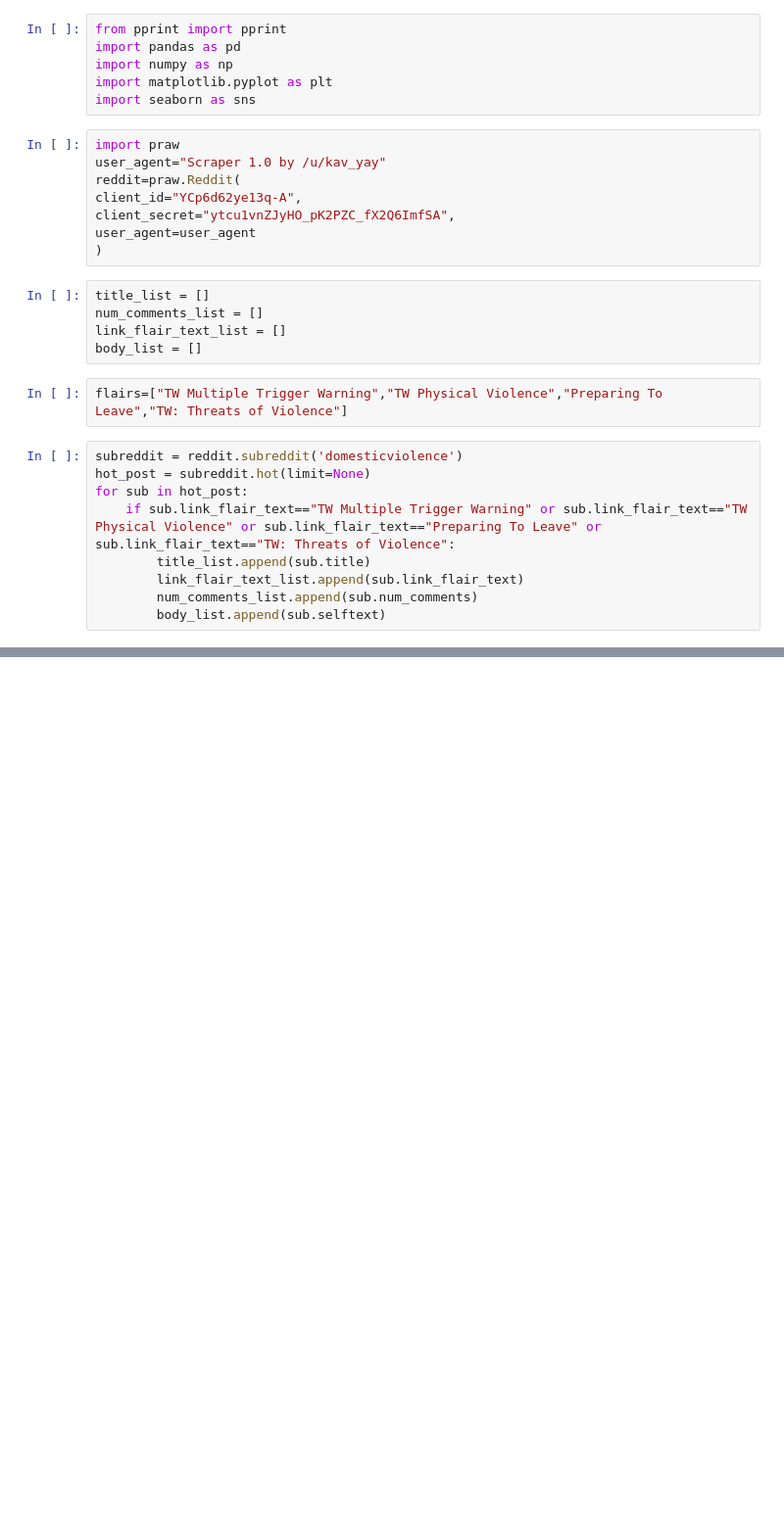
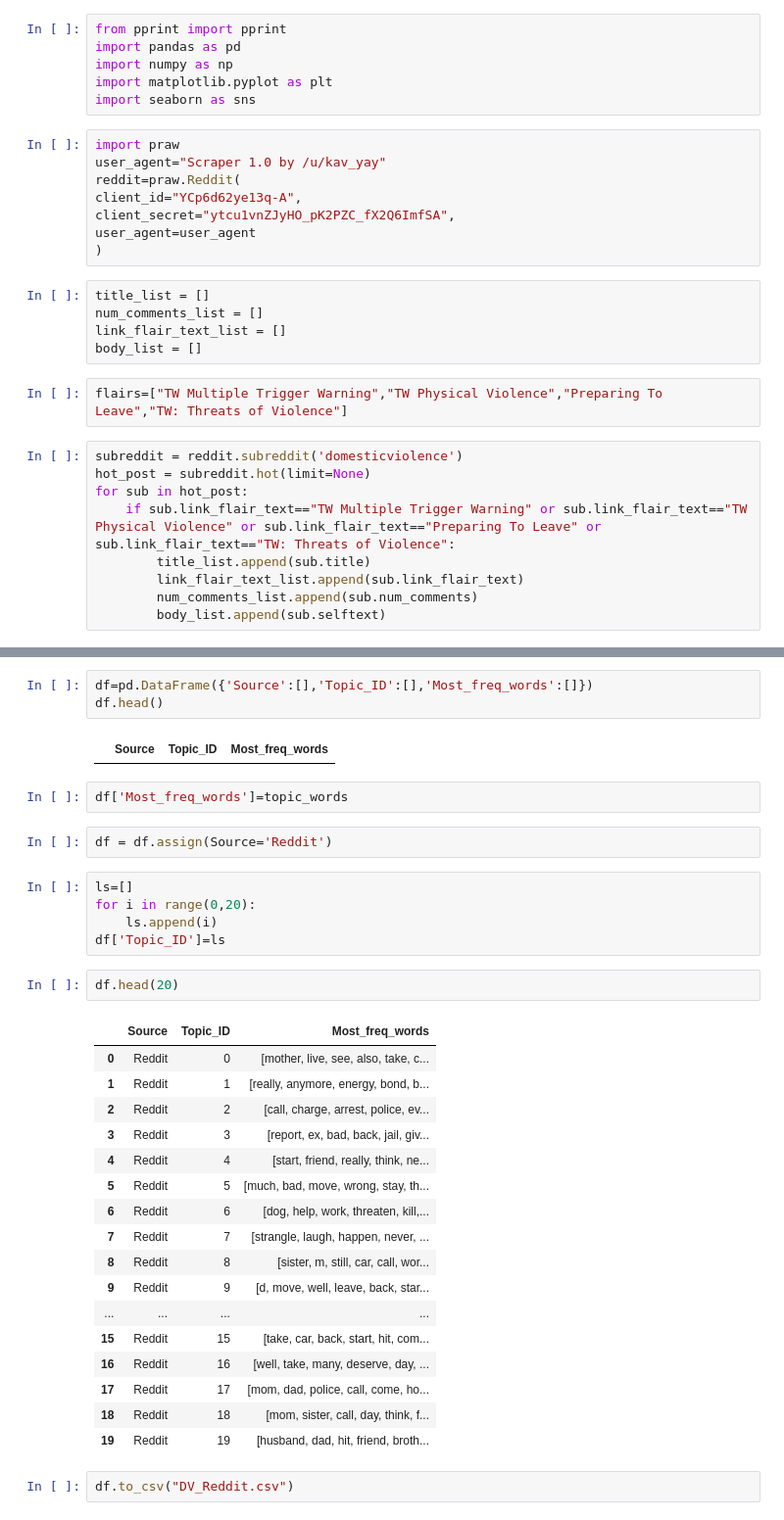
Before and after one commit to MarthalaSaiKavya/DV-Analysis, a Jupyter notebook: DV Survivor Analysis using PRAW.ipynb, the cells around one changed output, grey strips where cells are left out. Shown at 98% size. Cells and saved outputs as stored; diff of their text form; blank space fills up the shorter version.

```diff
--- a/DV Survivor Analysis using PRAW.ipynb
+++ b/DV Survivor Analysis using PRAW.ipynb
@@ -41,0 +347,36 @@ len(df)
+# %%
+df=pd.DataFrame({'Source':[],'Topic_ID':[],'Most_freq_words':[]})
+df.head()
+# %% [output]
+|  | Source | Topic_ID | Most_freq_words |
+# %%
+df['Most_freq_words']=topic_words
+# %%
+df = df.assign(Source='Reddit')
+# %%
+ls=[]
+for i in range(0,20):
+    ls.append(i)
+df['Topic_ID']=ls
+# %%
+df.head(20)
+# %% [output]
+|  | Source | Topic_ID | Most_freq_words |
+| 0 | Reddit | 0 | [mother, live, see, also, take, c... |
+| 1 | Reddit | 1 | [really, anymore, energy, bond, b... |
+| 2 | Reddit | 2 | [call, charge, arrest, police, ev... |
+| 3 | Reddit | 3 | [report, ex, bad, back, jail, giv... |
+| 4 | Reddit | 4 | [start, friend, really, think, ne... |
+| 5 | Reddit | 5 | [much, bad, move, wrong, stay, th... |
+| 6 | Reddit | 6 | [dog, help, work, threaten, kill,... |
+| 7 | Reddit | 7 | [strangle, laugh, happen, never, ... |
+| 8 | Reddit | 8 | [sister, m, still, car, call, wor... |
+| 9 | Reddit | 9 | [d, move, well, leave, back, star... |
+| ... | ... | ... | ... |
+| 15 | Reddit | 15 | [take, car, back, start, hit, com... |
+| 16 | Reddit | 16 | [well, take, many, deserve, day, ... |
+| 17 | Reddit | 17 | [mom, dad, police, call, come, ho... |
+| 18 | Reddit | 18 | [mom, sister, call, day, think, f... |
+| 19 | Reddit | 19 | [husband, dad, hit, friend, broth... |
+# %%
+df.to_csv("DV_Reddit.csv")
```
Also changed, not shown: parts of 32 cells of this notebook, 5 other files.
